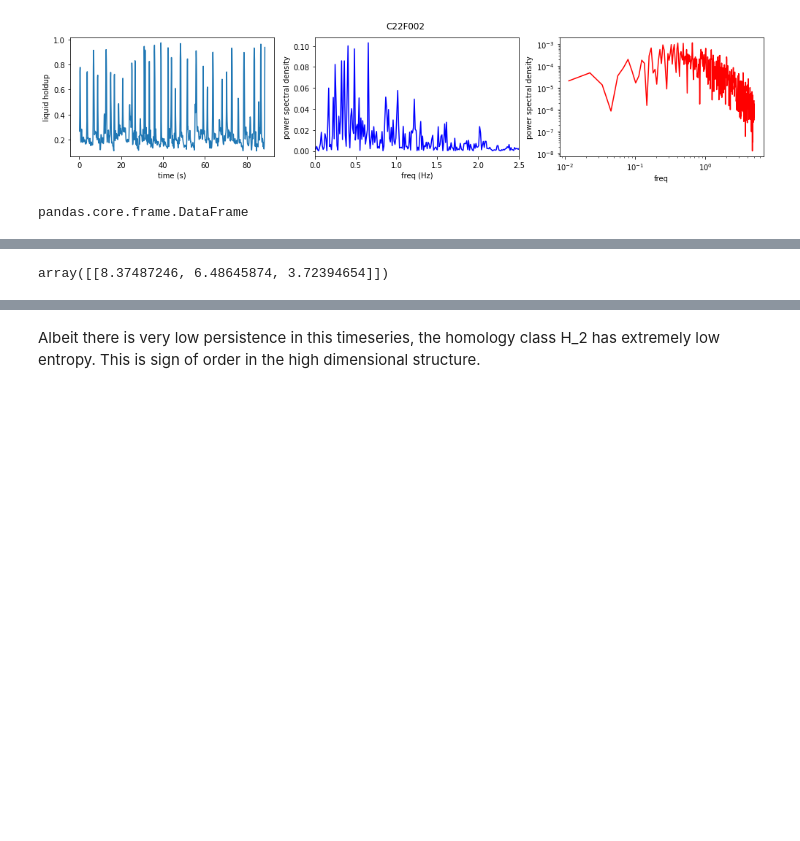
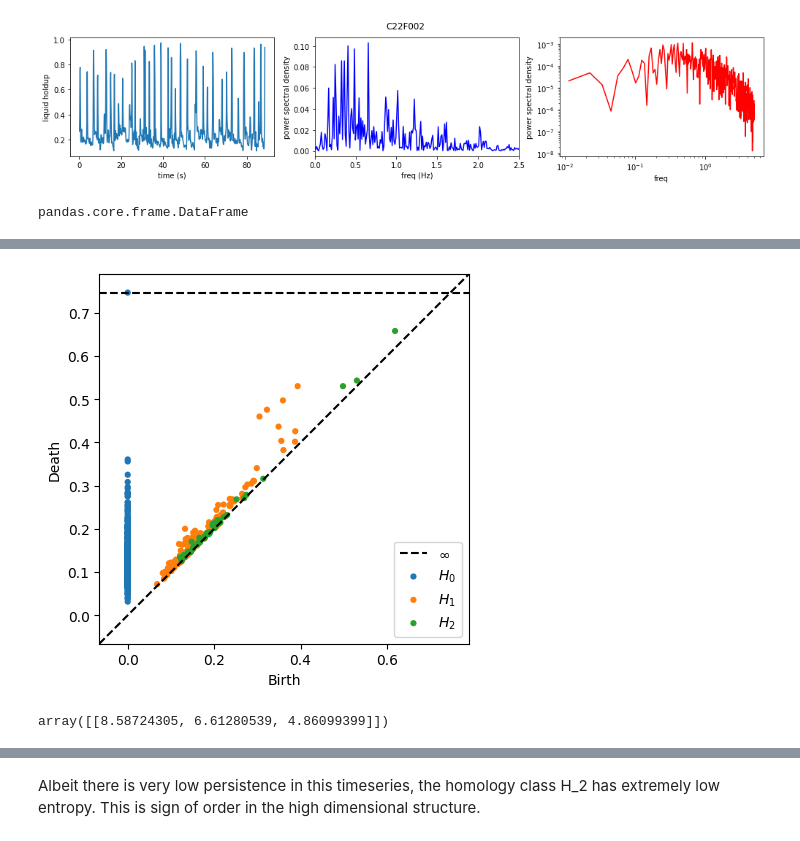
Before and after one commit to simonecasolo/TDA-for-Slugging, a Jupyter notebook: Imperial Slug Data Analysis.ipynb, the cells around one changed output, grey strips where cells are left out. Drawn from its saved outputs; the diff is of its cells as text; code cells hidden in the pictures; blank space fills up the shorter version.

```diff
--- a/Imperial Slug Data Analysis.ipynb
+++ b/Imperial Slug Data Analysis.ipynb
@@ -86,7 +132,7 @@ Optimal embedding time delay based on mutual information: 11
 Optimal embedding dimension based on false nearest neighbors: 8
 # %%
 embedding_dimension = 8
-embedding_time_delay = 11
+embedding_time_delay = 9
 stride = 2
 
 embedder = SingleTakensEmbedding(
@@ -120,7 +166,12 @@ y_slug_embedded.shape (432, 3)
 [interactive output not drawn]
+# %%
+dgms = ripser(y_slug_embedded, maxdim=2)['dgms']
+plot_diagrams(dgms, show=True)
+# %% [output]
+[figure, added]
 # %%
 PE_slug = PersistenceEntropy()
 features = PE_slug.fit_transform(PH_slug)
 features
 # %% [output]
-array([[8.37487246, 6.48645874, 3.72394654]])
+array([[8.58724305, 6.61280539, 4.86099399]])
```
Also changed, not shown: parts of 21 cells of this notebook.
